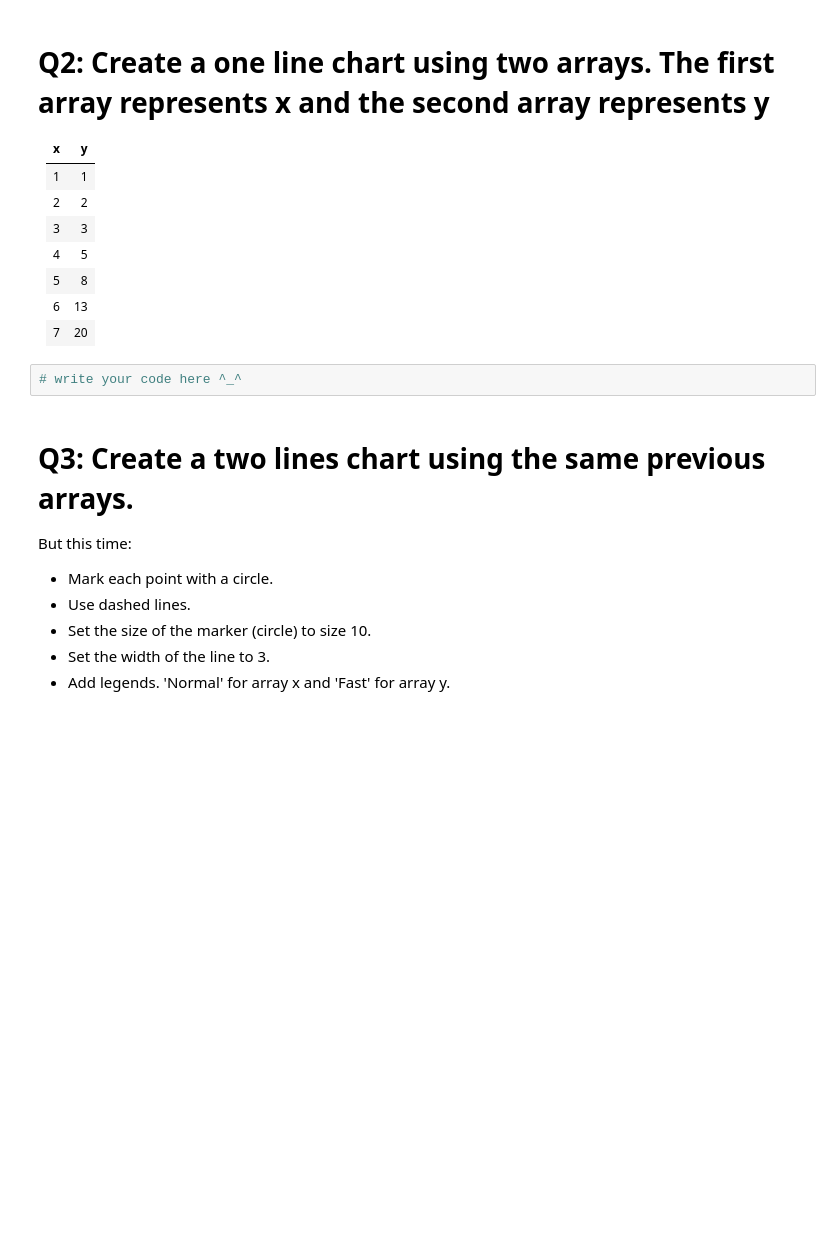
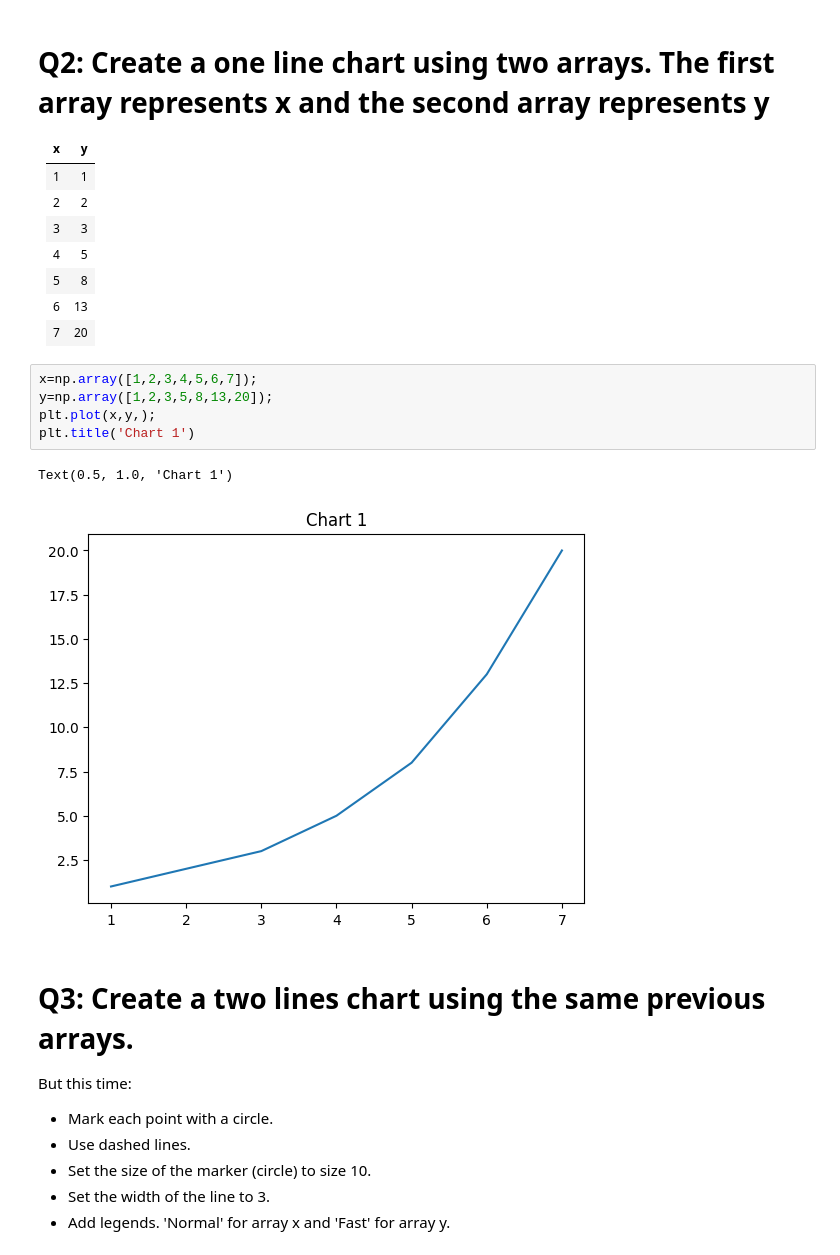
Before and after one commit to Tuwaiq-Data-Science-Bootcamp/Day8-Lab2-Matplotlib, a Jupyter notebook: Day#8_Matplotlib_Assignment2.ipynb, the cells around one changed output. Cells and saved outputs as stored; diff of their text form; blank space fills up the shorter version.

```diff
--- a/Day#8_Matplotlib_Assignment2.ipynb
+++ b/Day#8_Matplotlib_Assignment2.ipynb
@@ -16,7 +16,13 @@ import numpy as np
 | 6    | 13      |
 | 7    | 20      |
 # %%
-# write your code here ^_^
+x=np.array([1,2,3,4,5,6,7]);
+y=np.array([1,2,3,5,8,13,20]);
+plt.plot(x,y,);
+plt.title('Chart 1')
+# %% [output]
+Text(0.5, 1.0, 'Chart 1')
+[figure, added]
 # %% [markdown]
 # Q3: Create a two lines chart using the same previous arrays.
 But this time:
```
Also changed, not shown: parts of 8 cells of this notebook.
